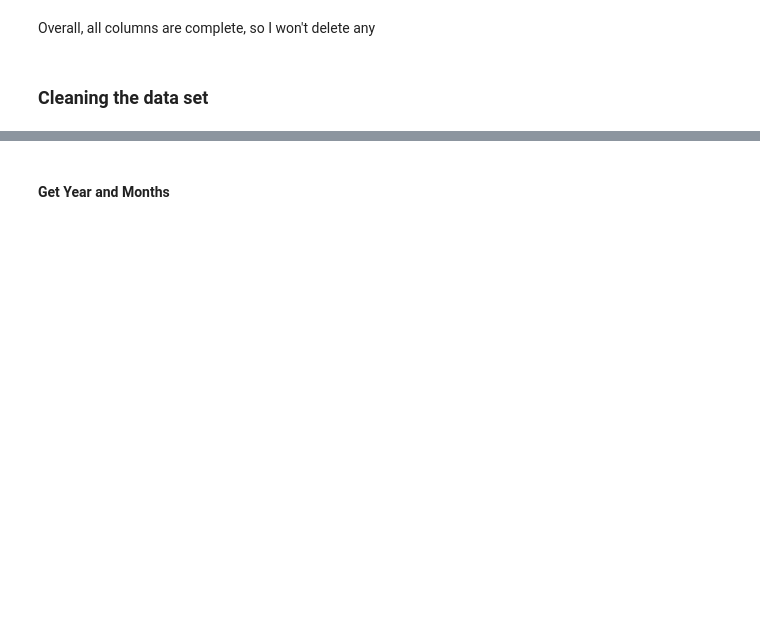
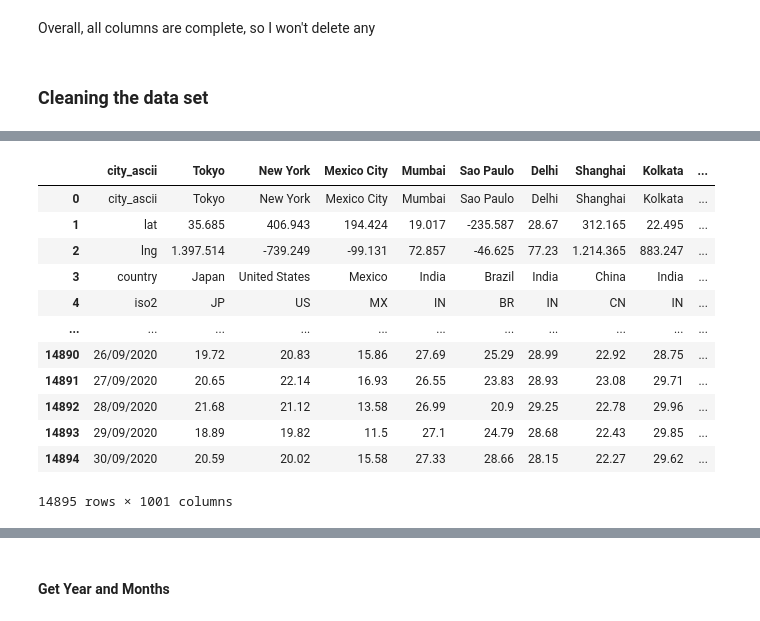
Before and after one commit to AnaAGG/Effects_of_Climatic_Change_on_Species_Distributions, a Jupyter notebook: Output/Pipeline.ipynb, the cells around one changed output, grey strips where cells are left out. Drawn from its saved outputs; the diff is of its cells as text; code cells hidden in the pictures; blank space fills up the shorter version.

```diff
--- a/Output/Pipeline.ipynb
+++ b/Output/Pipeline.ipynb
@@ -10,6 +14,6 @@ To complement the information on the species I will use information on the air t
 # %% [markdown]
 ## Import data
 # %%
-df = pd.read_csv("/mnt/c/Users/agarc/Bootcamp_IronHack/Proyectos/P2_Kaggle-API/P2_Kaggle_API/Data/daily_temperature.csv",encoding = "ISO-8859-1", sep=';')
+df = pd.read_csv("../Data/daily_temperature.csv",encoding = "ISO-8859-1", sep=';')
 # %%
 df[:15]
@@ -71 +109,17 @@ def remove_rows(data):
+# %%
+df
+# %% [output]
+|  | city_ascii | Tokyo | New York | Mexico City | Mumbai | Sao Paulo | Delhi | Shanghai | Kolkata | ... |
+| 0 | city_ascii | Tokyo | New York | Mexico City | Mumbai | Sao Paulo | Delhi | Shanghai | Kolkata | ... |
+| 1 | lat | 35.685 | 406.943 | 194.424 | 19.017 | -235.587 | 28.67 | 312.165 | 22.495 | ... |
+| 2 | lng | 1.397.514 | -739.249 | -99.131 | 72.857 | -46.625 | 77.23 | 1.214.365 | 883.247 | ... |
+| 3 | country | Japan | United States | Mexico | India | Brazil | India | China | India | ... |
+| 4 | iso2 | JP | US | MX | IN | BR | IN | CN | IN | ... |
+| ... | ... | ... | ... | ... | ... | ... | ... | ... | ... | ... |
+| 14890 | 26/09/2020 | 19.72 | 20.83 | 15.86 | 27.69 | 25.29 | 28.99 | 22.92 | 28.75 | ... |
+| 14891 | 27/09/2020 | 20.65 | 22.14 | 16.93 | 26.55 | 23.83 | 28.93 | 23.08 | 29.71 | ... |
+| 14892 | 28/09/2020 | 21.68 | 21.12 | 13.58 | 26.99 | 20.9 | 29.25 | 22.78 | 29.96 | ... |
+| 14893 | 29/09/2020 | 18.89 | 19.82 | 11.5 | 27.1 | 24.79 | 28.68 | 22.43 | 29.85 | ... |
+| 14894 | 30/09/2020 | 20.59 | 20.02 | 15.58 | 27.33 | 28.66 | 28.15 | 22.27 | 29.62 | ... |
+14895 rows × 1001 columns
 # %%
```
Also changed, not shown: parts of 30 cells of this notebook, 1 other file.
